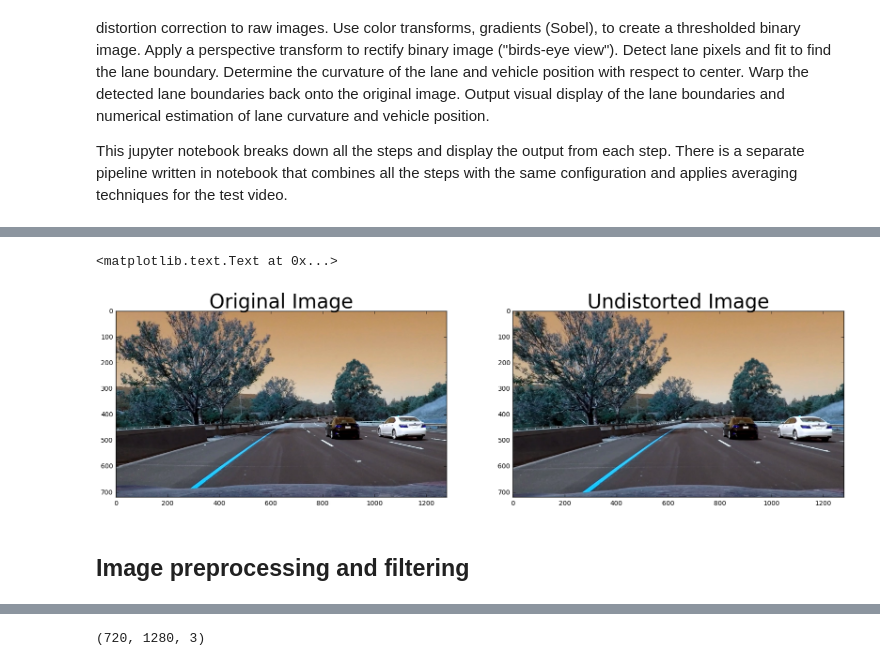
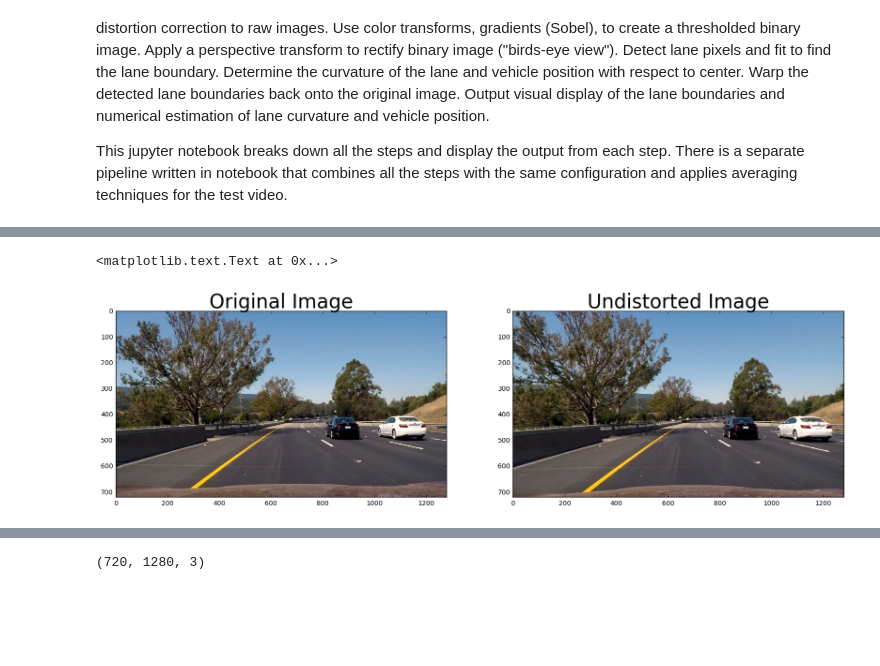
Before and after one commit to AloshkaD/SDC_advanced_lane_p4, a Jupyter notebook: README.ipynb, the cells around one changed output, grey strips where cells are left out. Drawn from its saved outputs; the diff is of its cells as text; code cells hidden in the pictures; blank space fills up the shorter version.

```diff
--- a/README.ipynb
+++ b/README.ipynb
@@ -35,35 +35,27 @@ I then used the output objpoints and imgpoints to compute the camera calibration
 # %%
-
 # prepare object points. The number of corners are 6x9
 objp = np.zeros((6*9,3), np.float32)
 objp[:,:2] = np.mgrid[0:9, 0:6].T.reshape(-1,2)
-
 # Arrays to store object points and image points from all the images.
 objpoints = [] # 3d points in real world space
 imgpoints = [] # 2d points in image plane.
-
-# Make a list of calibration images
+# Make a list of calibration images, all located in camera_cal
 images = glob.glob('camera_cal/calibration*.jpg')
-
 # Step through the list and search for chessboard corners
 for idx, fname in enumerate(images):
     img = cv2.imread(fname)
+    # imread reads images in BGR format
     gray = cv2.cvtColor(img, cv2.COLOR_BGR2GRAY)
-
     # Find the chessboard corners
     ret, corners = cv2.findChessboardCorners(gray, (9,6), None)
-
     # If found, add object points, image points
     if ret == True:
         objpoints.append(objp)
         imgpoints.append(corners)
-
-        # Draw and display the corners
+        #Draw and display the corners
         cv2.drawChessboardCorners(img, (9,6), corners, ret)
-        #write_name = 'corners_found'+str(idx)+'.jpg'
-        #cv2.imwrite(write_name, img)
-
+        write_name = 'corners_found'+str(idx)+'.jpg'
+        cv2.imwrite(write_name, img)
         #cv2.imshow('img', img)
         #cv2.waitKey(500)
-
 cv2.destroyAllWindows()
@@ -70,37 +67,29 @@ cv2.destroyAllWindows()
 # %%
 #Implement calibration on the images that will be used
-
 import pickle
-
-
 # Test undistortion on an image
 img = cv2.imread('test_images/Distorted/test6.jpg')
 img_size = (img.shape[1], img.shape[0])
 #img = cv2.cvtColor(dst, cv2.COLOR_BGR2RGB)
 # Do camera calibration given object points and image points
 ret, mtx, dist, rvecs, tvecs = cv2.calibrateCamera(objpoints, imgpoints, img_size,None,None)
-
-
 dst = cv2.undistort(img, mtx, dist, None, mtx)
 #dst = cv2.cvtColor(dst, cv2.COLOR_RGB2BGR)
 cv2.imwrite('test_images/test6.jpg',dst)
-
 # Save the camera calibration result for later use (we won't worry about rvecs / tvecs)
 #dist_pickle = {}
 #dist_pickle["mtx"] = mtx
 #dist_pickle["dist"] = dist
 #pickle.dump( dist_pickle, open( "calibration_wide/wide_dist_pickle.p", "wb" ) )
-
 #dst = cv2.cvtColor(dst, cv2.COLOR_BGR2RGB)
-
 # Visualize undistortion
 f, (ax1, ax2) = plt.subplots(1, 2, figsize=(20,10))
-ax1.imshow(img)
+img_RGB=cv2.cvtColor(img, cv2.COLOR_BGR2RGB)
+ax1.imshow(img_RGB)
 ax1.set_title('Original Image', fontsize=30)
-ax2.imshow(dst)
+dst_RGB=cv2.cvtColor(dst, cv2.COLOR_BGR2RGB)
+ax2.imshow(dst_RGB)
 ax2.set_title('Undistorted Image', fontsize=30)
 # %% [output]
 <matplotlib.text.Text at 0x...>
-[figure, old version]
+[figure, new version]
-# %% [markdown]
-## Image preprocessing and filtering
```
Also changed, not shown: parts of 30 cells of this notebook, 22 other files.
